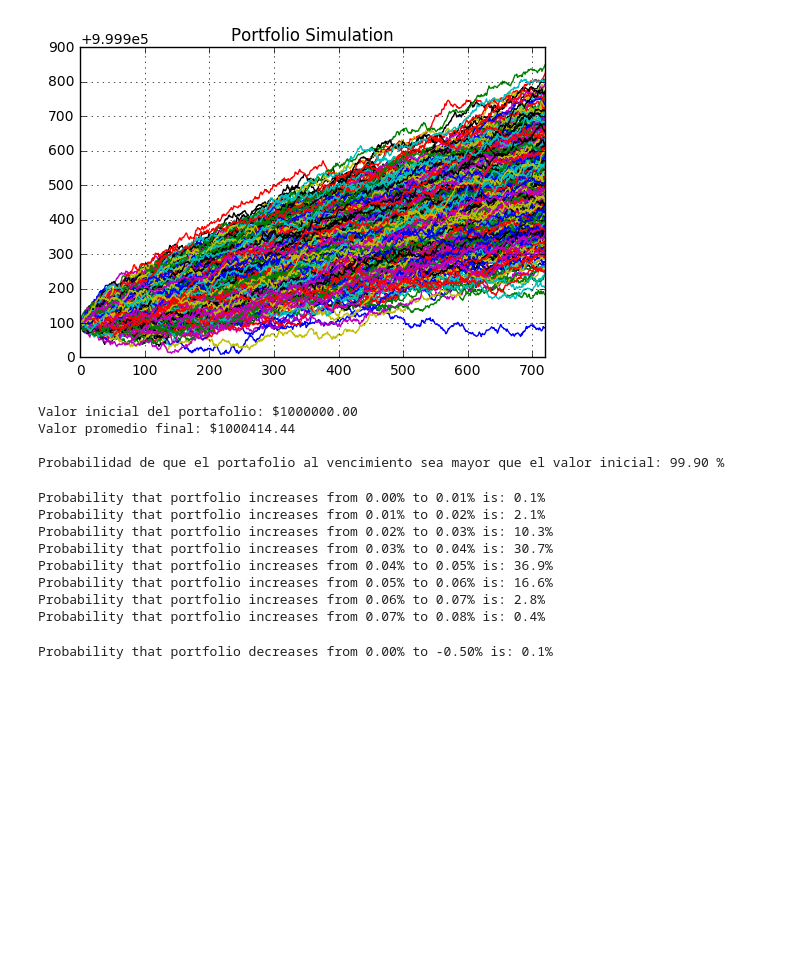
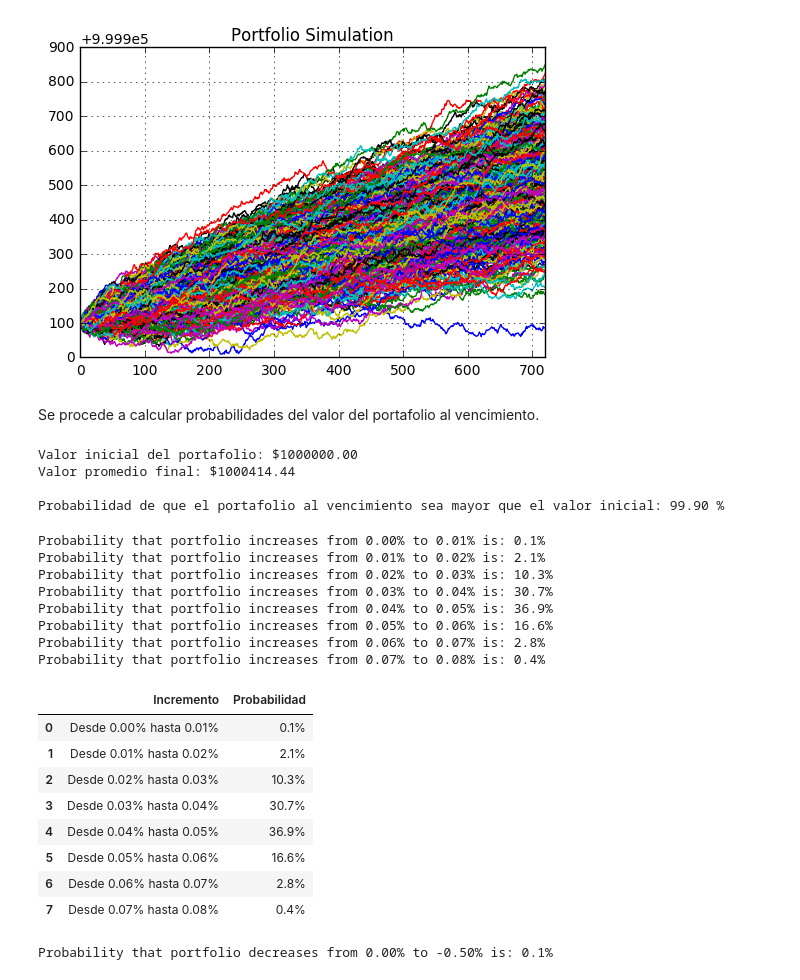
Before and after one commit to RHDZMOTA/simulacion_riesgos, a Jupyter notebook: p1/Trabajo 01 Simulación de Riesgos Financieros.ipynb, the cells around one changed output. Saved outputs shown, nothing was run; the diff lists cells and outputs as text; code cells hidden in the pictures; blank space fills up the shorter version.

```diff
--- a/p1/Trabajo 01 Simulación de Riesgos Financieros.ipynb
+++ b/p1/Trabajo 01 Simulación de Riesgos Financieros.ipynb
@@ -1457,6 +1463,8 @@ Information at maturity.
         > Mean: 1000414.4410675685
         > Std: 102.84704679920617
 [figure]
+# %% [markdown]
+Se procede a calcular probabilidades del valor del portafolio al vencimiento.
 # %%
 def getProbability(value,vector,grater_than = True):
     return sum(vector>value if grater_than else vector<value) / len(vector)
@@ -1473,22 +1481,36 @@ Probabilidad de que el portafolio al vencimiento sea mayor que el valor inicial:
 # %%
 prev = 0
 step = 0.0001
+core = {'Incremento':[],'Probabilidad':[]}
 for i in np.arange(step,1,step):
     ref = getProbability(initial_value*(1+prev),port_value)
     pr  = getProbability(initial_value*(1+i),port_value)
     print('Probability that portfolio increases from {:0.2f}% to {:0.2f}% is: {:0.4}%'.format(100*prev,100*i,100*(ref-pr)))
+    core['Incremento'].append('Desde {:0.2f}% hasta {:0.2f}%'.format(100*prev,100*i))
+    core['Probabilidad'].append('{:0.4}%'.format(100*(ref-pr)))
     prev = i
     if pr < 0.000001:
         break
+
+pd.DataFrame(core)
 # %% [output]
 Probability that portfolio increases from 0.00% to 0.01% is: 0.1%
 Probability that portfolio increases from 0.01% to 0.02% is: 2.1%
 Probability that portfolio increases from 0.02% to 0.03% is: 10.3%
 Probability that portfolio increases from 0.03% to 0.04% is: 30.7%
 Probability that portfolio increases from 0.04% to 0.05% is: 36.9%
 Probability that portfolio increases from 0.05% to 0.06% is: 16.6%
 Probability that portfolio increases from 0.06% to 0.07% is: 2.8%
 Probability that portfolio increases from 0.07% to 0.08% is: 0.4%
+|  | Incremento | Probabilidad |
+| 0 | Desde 0.00% hasta 0.01% | 0.1% |
+| 1 | Desde 0.01% hasta 0.02% | 2.1% |
+| 2 | Desde 0.02% hasta 0.03% | 10.3% |
+| 3 | Desde 0.03% hasta 0.04% | 30.7% |
+| 4 | Desde 0.04% hasta 0.05% | 36.9% |
+| 5 | Desde 0.05% hasta 0.06% | 16.6% |
+| 6 | Desde 0.06% hasta 0.07% | 2.8% |
+| 7 | Desde 0.07% hasta 0.08% | 0.4% |
 # %%
 prev = 0
 step = 0.005
```
Also changed, not shown: parts of 3 cells of this notebook.
